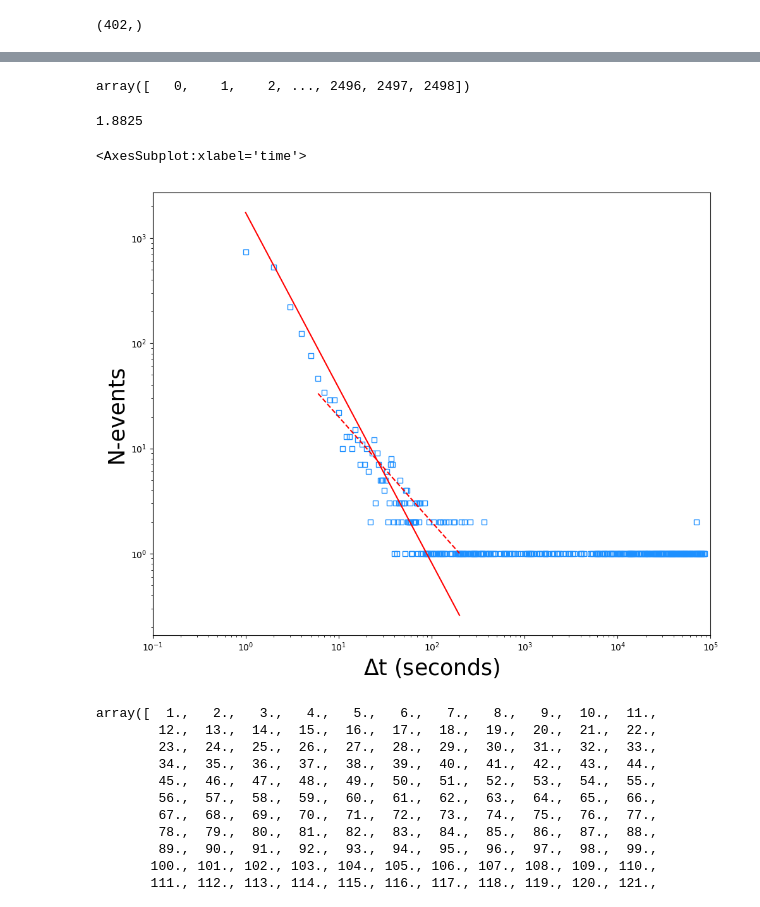
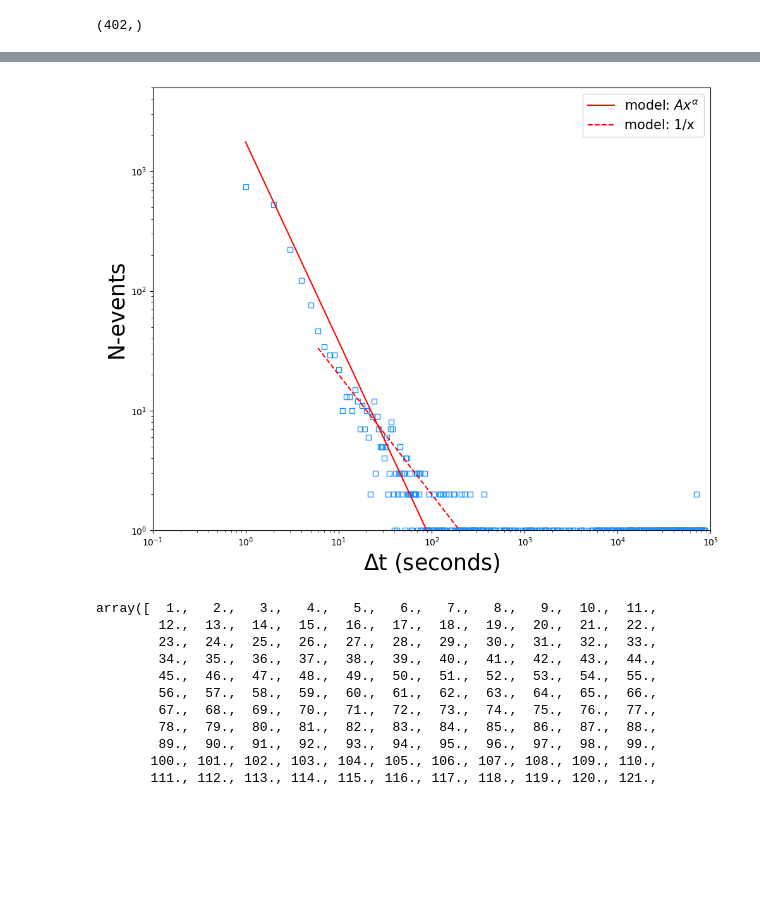
Before and after one commit to SerpRateAI/BubblePaper, a Jupyter notebook: FINAL-PLOTS-PAPER-supplemental.ipynb, the cells around one changed output, grey strips where cells are left out. Cells and saved outputs as stored; diff of their text form; code cells hidden in the pictures; blank space fills up the shorter version.

Commit message:
more bubble power laws

```diff
--- a/FINAL-PLOTS-PAPER-supplemental.ipynb
+++ b/FINAL-PLOTS-PAPER-supplemental.ipynb
@@ -113,7 +113,12 @@ event1 = bubbles[bubbles.time.between('2019-05-18 11:30:00', '2019-05-18 14:00:0
 # event3 = bubbles[bubbles.time.between('2019-05-20 13:35:30', '2019-05-21 14:30:00')].copy()
 event3 = bubbles[bubbles.time.between('2019-05-20 13:35:30', '2019-05-20 14:20:00')].copy()
 event4 = bubbles[bubbles.time.between('2019-08-09 11:00:00','2019-08-09 12:15:00')].copy()
-event5 = bubbles[bubbles.time.between('2019-08-09 13:00:00','2019-08-09 14:00:00')].copy()
+
+event5 = bubbles[bubbles.time.between('2019-08-09 13:00:00','2019-08-09 13:15:00')].copy()
+
+# event5point5 = bubbles[bubbles.time.between('2019-08-09 13:15:00','2019-08-09 13:27:00')].copy()
+event5point5 = bubbles[bubbles.time.between('2019-08-09 13:17:00','2019-08-09 13:27:00')].copy()
+
 event6 = bubbles[bubbles.time.between('2019-09-29 11:00:00','2019-09-29 11:30:00')].copy()
 event7 = bubbles[bubbles.time.between('2019-10-01 12:00:00','2019-10-01 13:00:00')].copy()
 event8 = bubbles[bubbles.time.between('2019-10-07 10:55:00','2019-10-07 11:05:00')].copy()
@@ -123,4 +128,18 @@ event10 = bubbles[bubbles.time.between('2019-12-08 12:50:00','2019-12-08 13:00:0
 event11 = bubbles[bubbles.time.between('2019-12-08 13:30:00','2019-12-08 15:30:00')].copy()
 # %% [output]
 [figure]
+# %%
+events = [
+    event1
+    ,event3
+    ,event4
+    ,event5
+    ,event5point5
+    ,event6
+    ,event7
+    ,event8
+    ,event9
+    ,event10
+    ,event11
+]
 # %%
@@ -464,8 +440,3 @@ events
 t.shape
 # %% [output]
 (402,)
-# %%
-fig, ax = plt.subplots(figsize=(15, 5))
-bubbles.set_index('time').cumsum().ones.plot(ax=ax, color='red', linewidth=2)
-ax.set_ylabel('cumulative bubble count')
-fig.tight_layout()
@@ -478,11 +443,3 @@ Timedelta('0 days 00:00:50.954000')
-# %%
-np.arange(0, bubbles.shape[0], 1)
-# %% [output]
-array([   0,    1,    2, ..., 2496, 2497, 2498])
-# %%
-(6777/60)/60
-# %% [output]
-1.8825
 # %%
 dts = []
 deltaT = [0,]
@@ -497,30 +454,30 @@ for n in np.arange(0, bubbles.shape[0], 1):
 
 bubbles['TimeDelta'] = dt
 bubbles['deltaT_sec'] = deltaT
-# %%
-bubbles.deltaT_sec.hist(log=True, bins=100)
-# %% [output]
-<AxesSubplot:xlabel='time'>
 # %%
 h, e = np.histogram(bubbles.deltaT_sec[1:], bins=np.linspace(0, 100000, 100000) )
 fig, ax = plt.subplots(figsize=(10, 8))
 ax.plot(e[:-1], h, color='dodgerblue', linewidth=0, marker='s', fillstyle='none')
 # ax.set_xscale('log')
 ax.set_xlim(1e-1, 1e5)
+ax.set_ylim(1e0, 5e3)
 ax.set_yscale('log')
 ax.set_xscale('log')
 ax.set_ylabel('N-events', fontsize=25)
 ax.set_xlabel('$\Delta$t (seconds)', fontsize=25)
 
 x = np.arange(1e0, 2e2)
 y = 1750*x**(-1.666) # satan number
-ax.plot(x, y, color='red')
-ax.plot(x[5:], 200*1/x[5:], color='red', linestyle='--')
+ax.plot(x, y, color='red', label=r'model: $A x^{\alpha}$')
+ax.plot(x[5:], 200*1/x[5:], color='red', linestyle='--', label='model: 1/x')
 # ax.plot(h[h<0], color='red', marker='s')
 
+ax.legend(fontsize=15)
+
 fig.tight_layout()
+fig.savefig('intereventtime.pdf', bbox_inches='tight')
 # %% [output]
-[figure, old version]
+[figure, new version]
 # %%
 x
 # %% [output]
```
Also changed, not shown: parts of 13 cells of this notebook.
